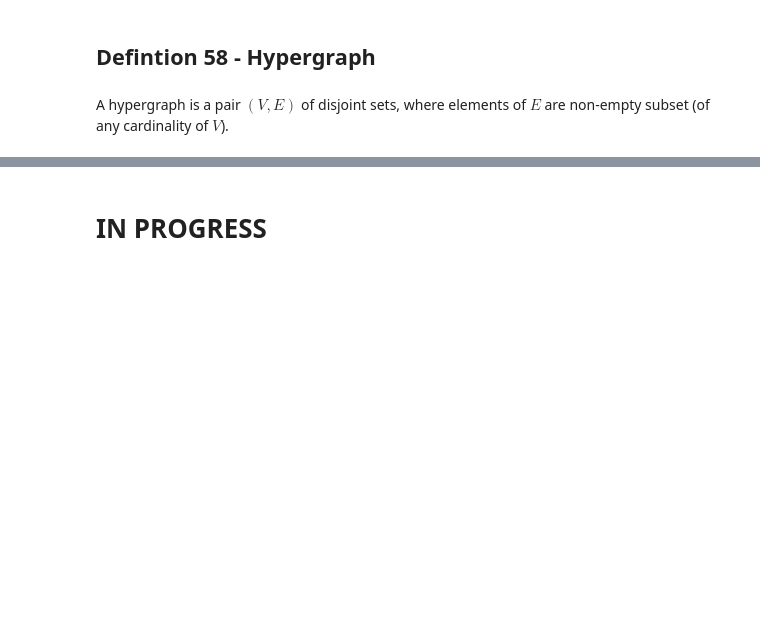
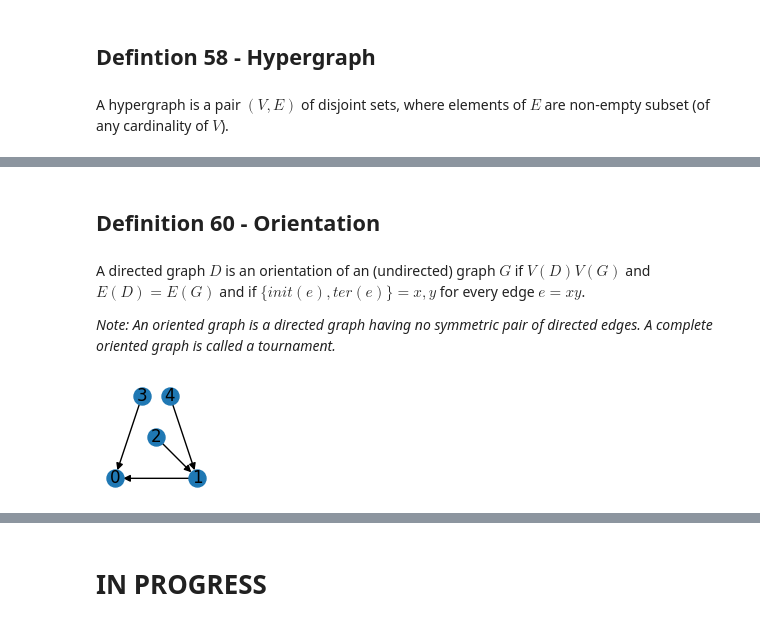
Before and after one commit to lipinski/graph-theory, a Jupyter notebook: definitions.ipynb, the cells around one changed output, grey strips where cells are left out. Drawn from its saved outputs; the diff is of its cells as text; code cells hidden in the pictures; blank space fills up the shorter version.

```diff
--- a/definitions.ipynb
+++ b/definitions.ipynb
@@ -1068,0 +1082,13 @@ A hypergraph is a pair $(V, E)$ of disjoint sets, where elements of $E$ are non-
+# %% [markdown]
+## Definition 60 - Orientation
+# %% [markdown]
+A directed graph $D$ is an orientation of an (undirected) graph $G$ if $V(D)V(G)$ and $E(D)=E(G)$ and if $\{init(e), ter(e)\} = {x, y}$ for every edge $e=xy$.
+
+*Note: An oriented graph is a directed graph having no symmetric pair of directed edges. A complete oriented graph is called a tournament.*
+# %%
+H = nx.gnr_graph(5, p=0.5, seed=50)
+
+fig = plt.figure(figsize=figsize)
+nx.draw(H, pos=nx.planar_layout(H), node_size=150, with_labels=True)
+# %% [output]
+[figure, added]
```
Also changed, not shown: parts of 12 cells of this notebook.
